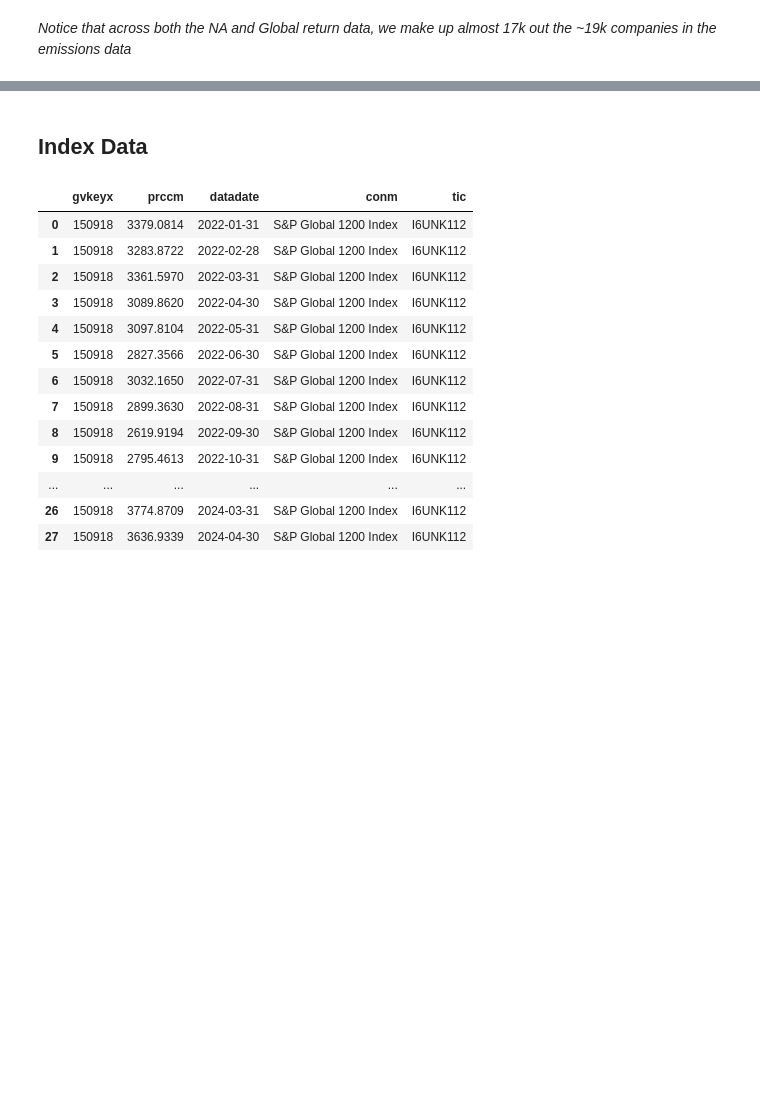
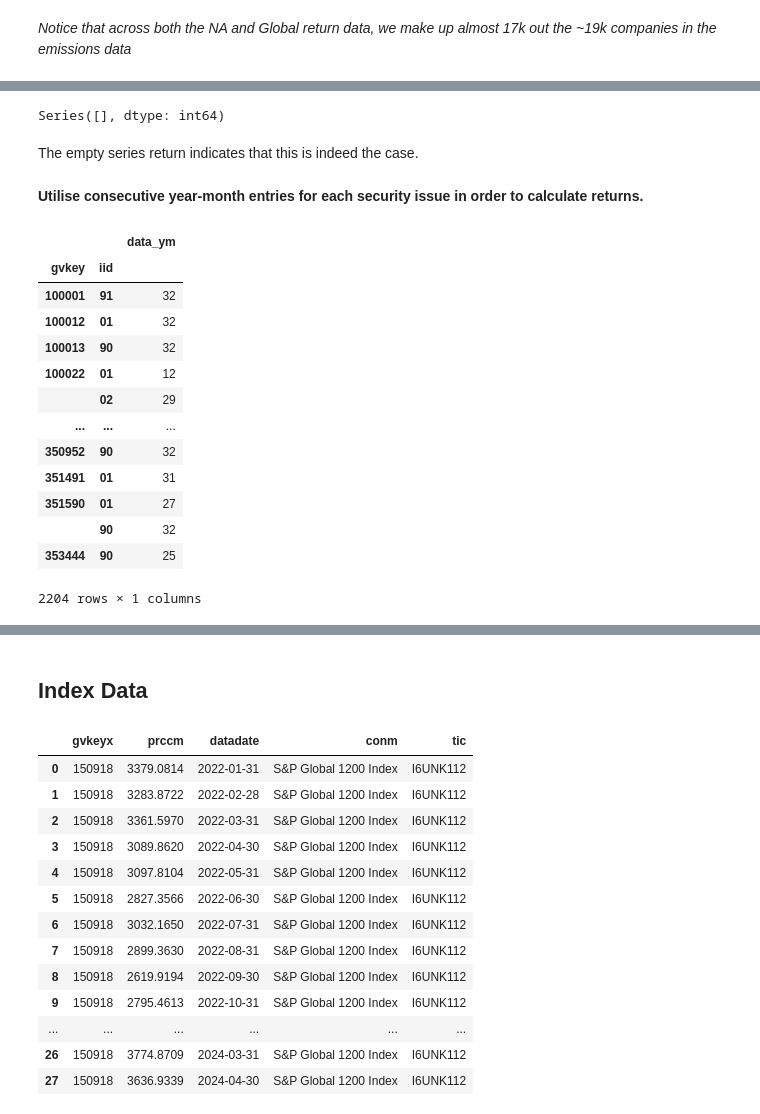
Before and after one commit to varunchodanker/MSc-Individual-Project, a Jupyter notebook: Phase1.ipynb, the cells around one changed output, grey strips where cells are left out. Cells and saved outputs as stored; diff of their text form; code cells hidden in the pictures; blank space fills up the shorter version.

```diff
--- a/Phase1.ipynb
+++ b/Phase1.ipynb
@@ -1012,0 +1128,34 @@ dtype: bool
+# %%
+na_returns_issue_ym_entries[
+    na_returns_issue_ym_entries != 1
+]
+# %% [output]
+Series([], dtype: int64)
+# %% [markdown]
+The empty series return indicates that this is indeed the case.
+# %% [markdown]
+**Utilise consecutive year-month entries for each security issue in order
+to calculate returns.**
+# %%
+na_returns_issue_ym = na_returns_df.groupby(["gvkey", "iid"]).agg(
+    {
+        "data_ym": lambda vals: vals.count()
+    }
+)
+
+na_returns_issue_ym
+# %% [output]
+|  |  | data_ym |
+| gvkey | iid |  |
+| 100001 | 91 | 32 |
+| 100012 | 01 | 32 |
+| 100013 | 90 | 32 |
+| 100022 | 01 | 12 |
+|  | 02 | 29 |
+| ... | ... | ... |
+| 350952 | 90 | 32 |
+| 351491 | 01 | 31 |
+| 351590 | 01 | 27 |
+|  | 90 | 32 |
+| 353444 | 90 | 25 |
+2204 rows × 1 columns
```
Also changed, not shown: parts of 17 cells of this notebook.
